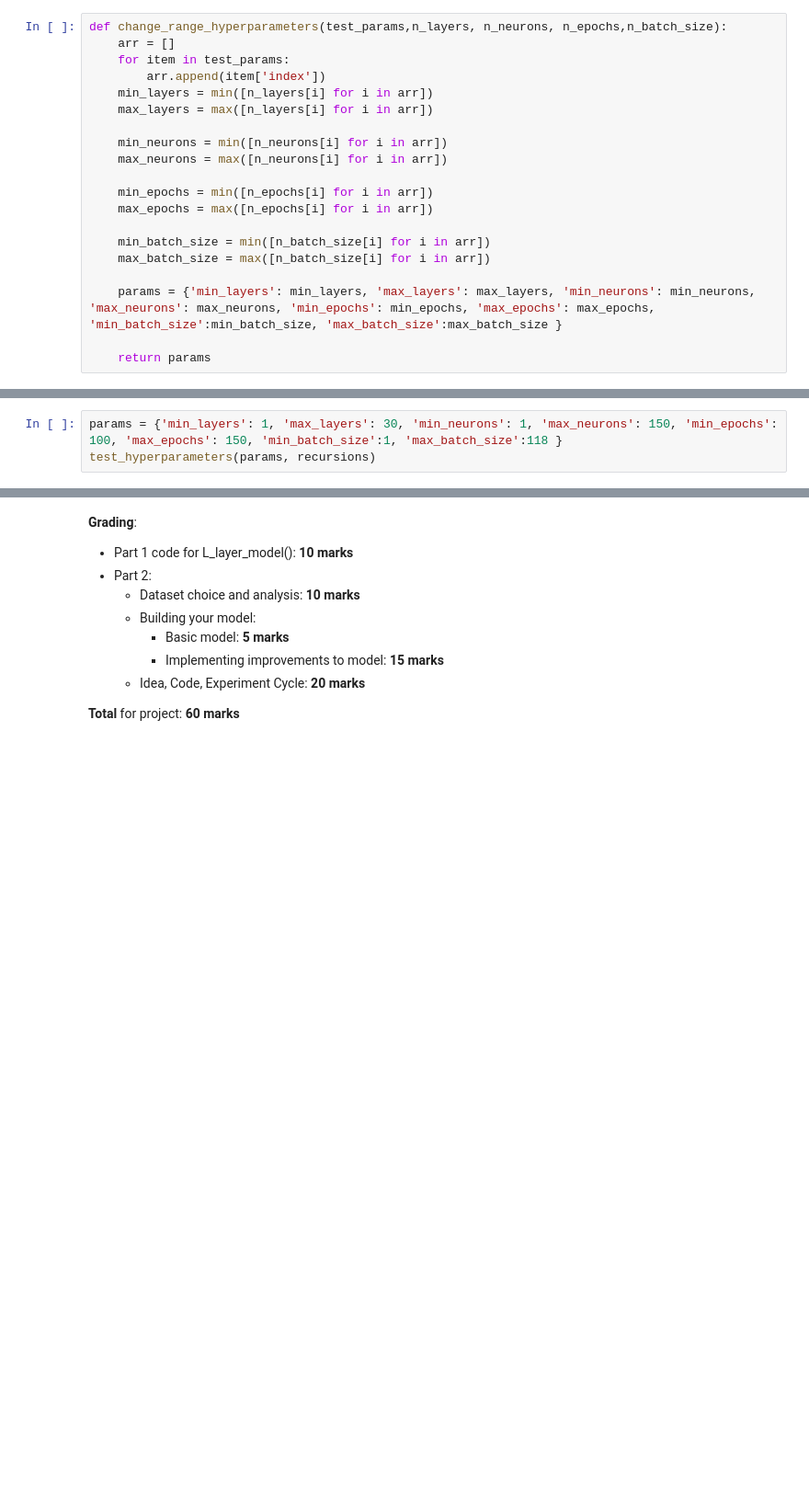
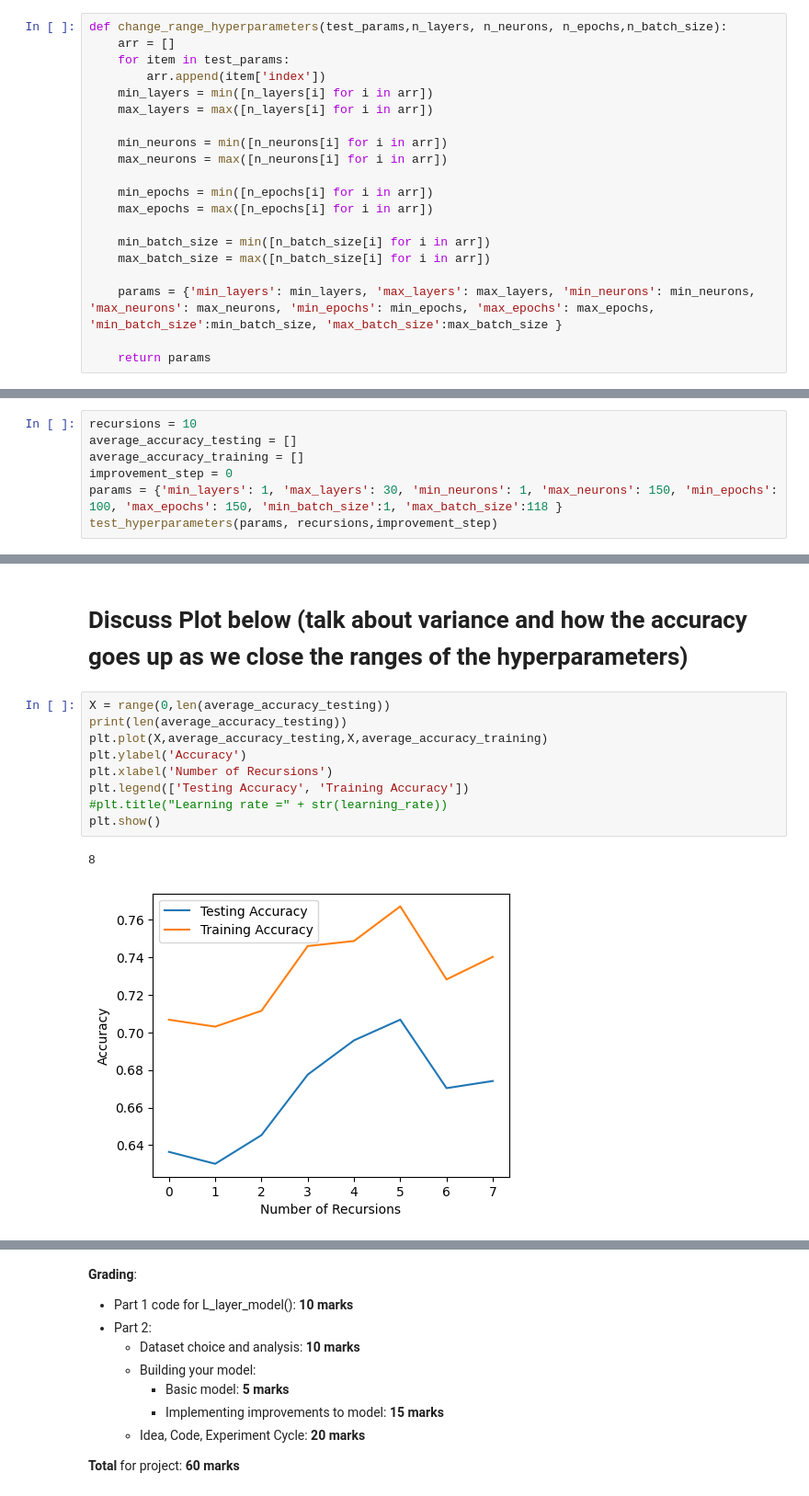
Before and after one commit to shawnzeeee/NeuralNetworkProject, a Jupyter notebook: Neural_Network_Project.ipynb, the cells around one changed output, grey strips where cells are left out. Shown: that part at 92% size. Saved outputs shown, nothing was run; the diff lists cells and outputs as text; blank space fills up the shorter version.

Commit message:
Created new plot

```diff
--- a/Neural_Network_Project.ipynb
+++ b/Neural_Network_Project.ipynb
@@ -591,4 +578,8 @@ recursions = 5
 # %%
+recursions = 10
+average_accuracy_testing = []
+average_accuracy_training = []
+improvement_step = 0
 params = {'min_layers': 1, 'max_layers': 30, 'min_neurons': 1, 'max_neurons': 150, 'min_epochs': 100, 'max_epochs': 150, 'min_batch_size':1, 'max_batch_size':118 }
-test_hyperparameters(params, recursions)
+test_hyperparameters(params, recursions,improvement_step)
 # %% [output]
@@ -605,0 +602,14 @@ KeyboardInterrupt:
+# %% [markdown]
+# Discuss Plot below (talk about variance and how the accuracy goes up as we close the ranges of the hyperparameters)
+# %%
+X = range(0,len(average_accuracy_testing))
+print(len(average_accuracy_testing))
+plt.plot(X,average_accuracy_testing,X,average_accuracy_training)
+plt.ylabel('Accuracy')
+plt.xlabel('Number of Recursions')
+plt.legend(['Testing Accuracy', 'Training Accuracy'])
+#plt.title("Learning rate =" + str(learning_rate))
+plt.show()
+# %% [output]
+8
+[figure, added]
```
Also changed, not shown: parts of 16 cells of this notebook.
